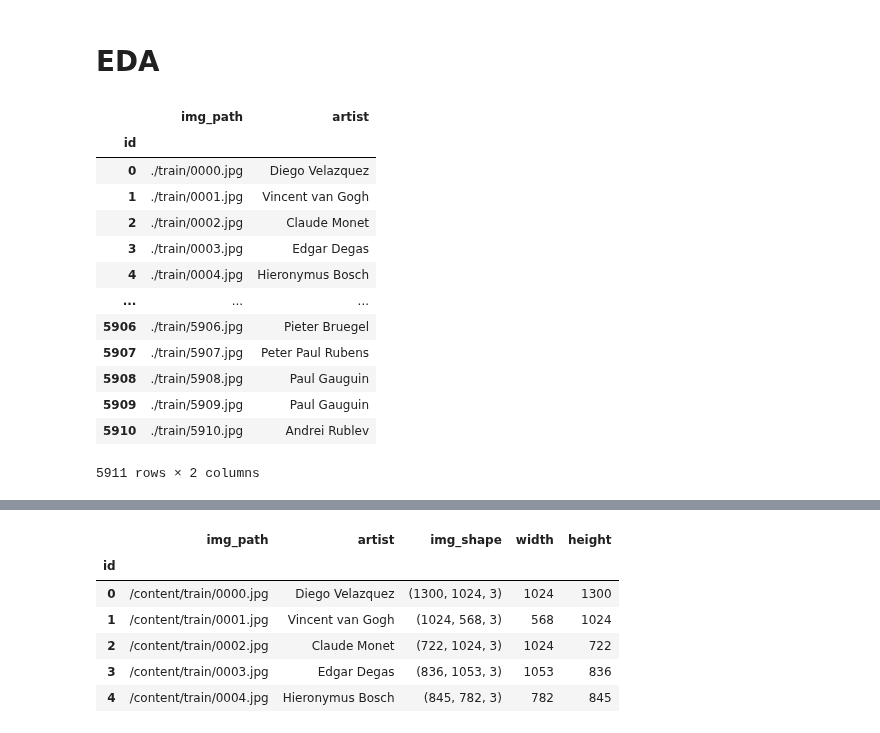
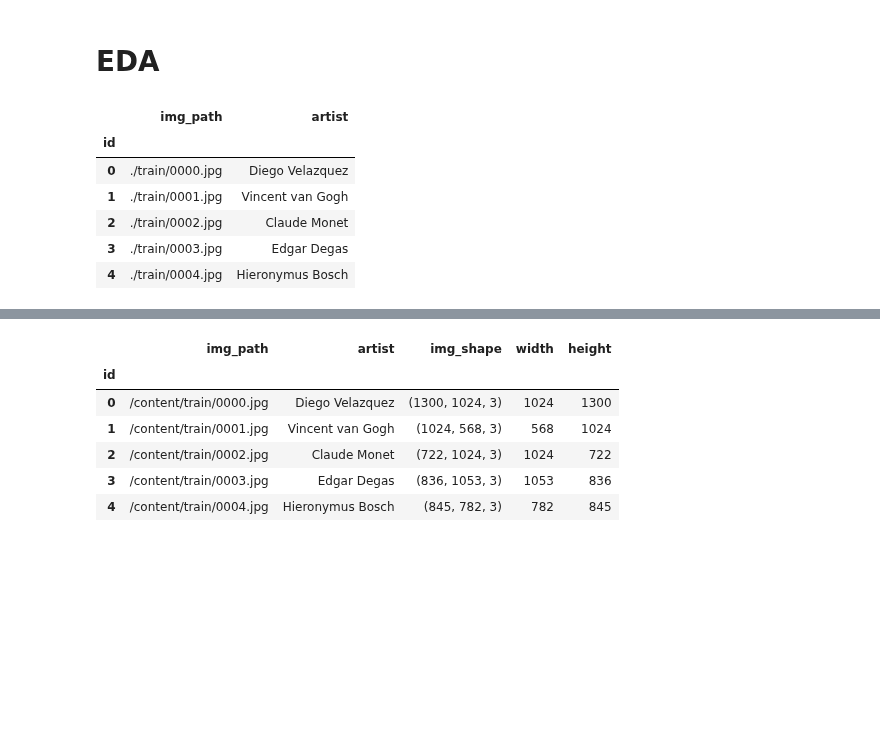
Before and after one commit to chi-hun/dacon, a Jupyter notebook: 월간_데이콘_예술_작품_화가_분류_AI_경진대회.ipynb, the cells around one changed output, grey strips where cells are left out. Drawn from its saved outputs; the diff is of its cells as text; code cells hidden in the pictures; blank space fills up the shorter version.

```diff
--- a/월간_데이콘_예술_작품_화가_분류_AI_경진대회.ipynb
+++ b/월간_데이콘_예술_작품_화가_분류_AI_경진대회.ipynb
@@ -20,22 +24,15 @@ import albumentations as A
 # %%
 train = pd.read_csv('/content/train.csv', index_col='id')
 # %%
-train
+train.head()
 # %% [output]
 |  | img_path | artist |
 | id |  |  |
 | 0 | ./train/0000.jpg | Diego Velazquez |
 | 1 | ./train/0001.jpg | Vincent van Gogh |
 | 2 | ./train/0002.jpg | Claude Monet |
 | 3 | ./train/0003.jpg | Edgar Degas |
 | 4 | ./train/0004.jpg | Hieronymus Bosch |
-| ... | ... | ... |
-| 5906 | ./train/5906.jpg | Pieter Bruegel |
-| 5907 | ./train/5907.jpg | Peter Paul Rubens |
-| 5908 | ./train/5908.jpg | Paul Gauguin |
-| 5909 | ./train/5909.jpg | Paul Gauguin |
-| 5910 | ./train/5910.jpg | Andrei Rublev |
-5911 rows × 2 columns
 # %%
 train['img_path'] = sorted(glob.glob('/content/train/*'))
 # %%
```
Also changed, not shown: parts of 28 cells of this notebook.
